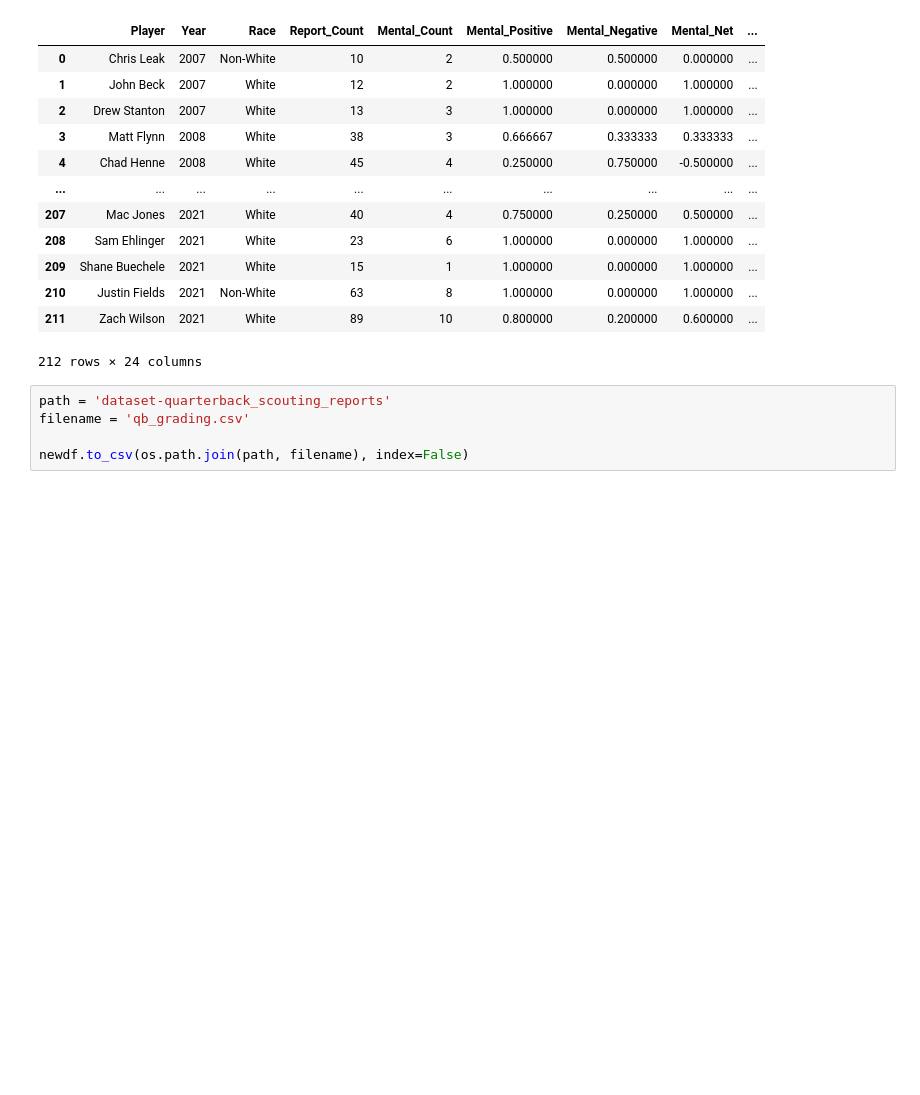
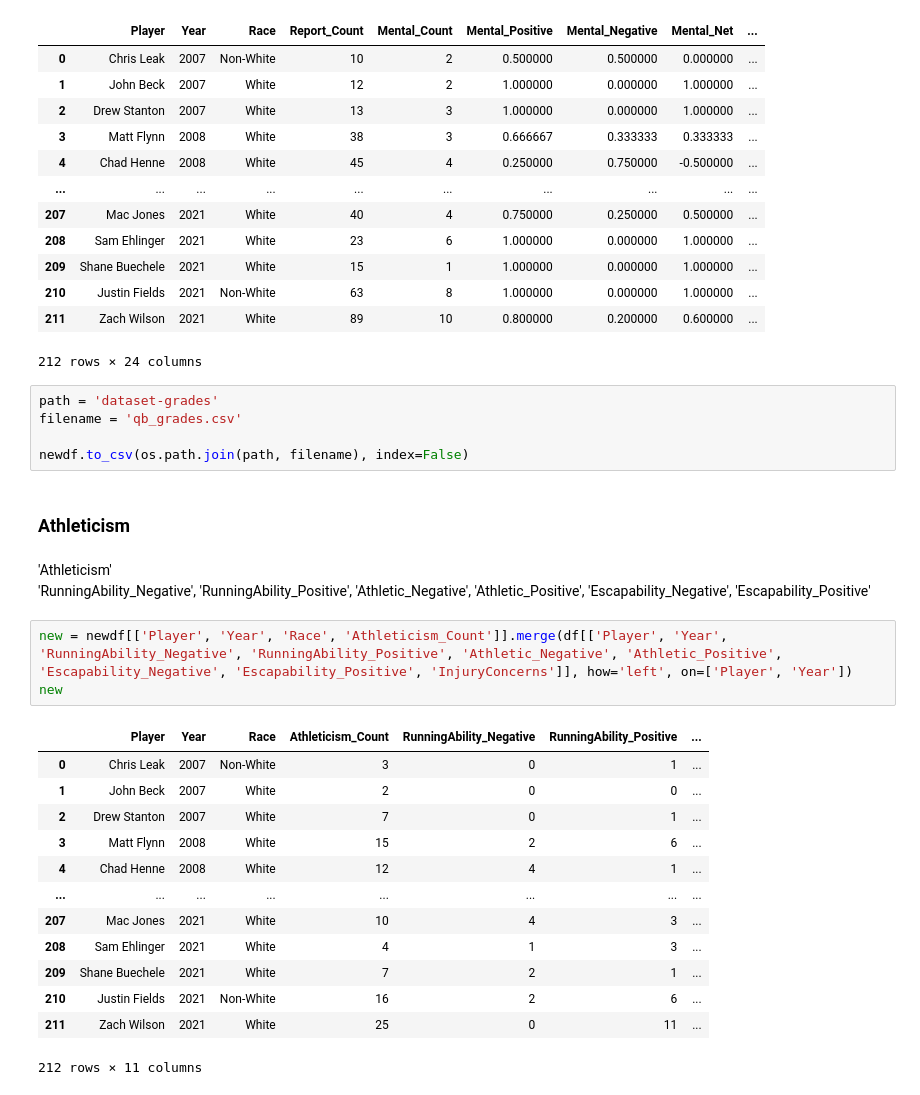
Before and after one commit to Ezekiel-25-17/Racial_Bias_in_American_Football, a Jupyter notebook: reports-create_grades.ipynb, the cells around one changed output. Drawn from its saved outputs; the diff is of its cells as text; blank space fills up the shorter version.

Commit message:
added single grades dataset

```diff
--- a/reports-create_grades.ipynb
+++ b/reports-create_grades.ipynb
@@ -227,7 +227,29 @@ newdf
 | 211 | Zach Wilson | 2021 | White | 89 | 10 | 0.800000 | 0.200000 | 0.600000 | ... |
 212 rows × 24 columns
 # %%
-path = 'dataset-quarterback_scouting_reports'
-filename = 'qb_grading.csv'
+path = 'dataset-grades'
+filename = 'qb_grades.csv'
 
 newdf.to_csv(os.path.join(path, filename), index=False)
+# %% [markdown]
+### Athleticism
+# %% [markdown]
+'Athleticism' <br>
+'RunningAbility_Negative', 'RunningAbility_Positive', 'Athletic_Negative', 'Athletic_Positive', 'Escapability_Negative', 'Escapability_Positive'
+# %%
+new = newdf[['Player', 'Year', 'Race', 'Athleticism_Count']].merge(df[['Player', 'Year', 'RunningAbility_Negative', 'RunningAbility_Positive', 'Athletic_Negative', 'Athletic_Positive', 'Escapability_Negative', 'Escapability_Positive', 'InjuryConcerns']], how='left', on=['Player', 'Year'])
+new
+# %% [output]
+|  | Player | Year | Race | Athleticism_Count | RunningAbility_Negative | RunningAbility_Positive | ... |
+| 0 | Chris Leak | 2007 | Non-White | 3 | 0 | 1 | ... |
+| 1 | John Beck | 2007 | White | 2 | 0 | 0 | ... |
+| 2 | Drew Stanton | 2007 | White | 7 | 0 | 1 | ... |
+| 3 | Matt Flynn | 2008 | White | 15 | 2 | 6 | ... |
+| 4 | Chad Henne | 2008 | White | 12 | 4 | 1 | ... |
+| ... | ... | ... | ... | ... | ... | ... | ... |
+| 207 | Mac Jones | 2021 | White | 10 | 4 | 3 | ... |
+| 208 | Sam Ehlinger | 2021 | White | 4 | 1 | 3 | ... |
+| 209 | Shane Buechele | 2021 | White | 7 | 2 | 1 | ... |
+| 210 | Justin Fields | 2021 | Non-White | 16 | 2 | 6 | ... |
+| 211 | Zach Wilson | 2021 | White | 25 | 0 | 11 | ... |
+212 rows × 11 columns
```
Also changed, not shown: parts of 14 cells of this notebook.
